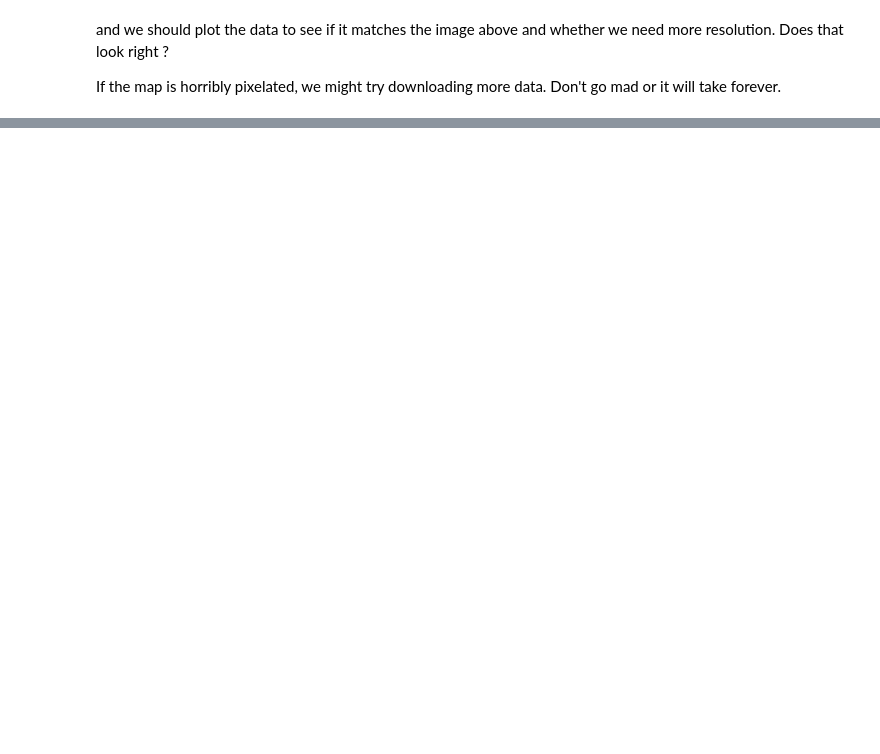
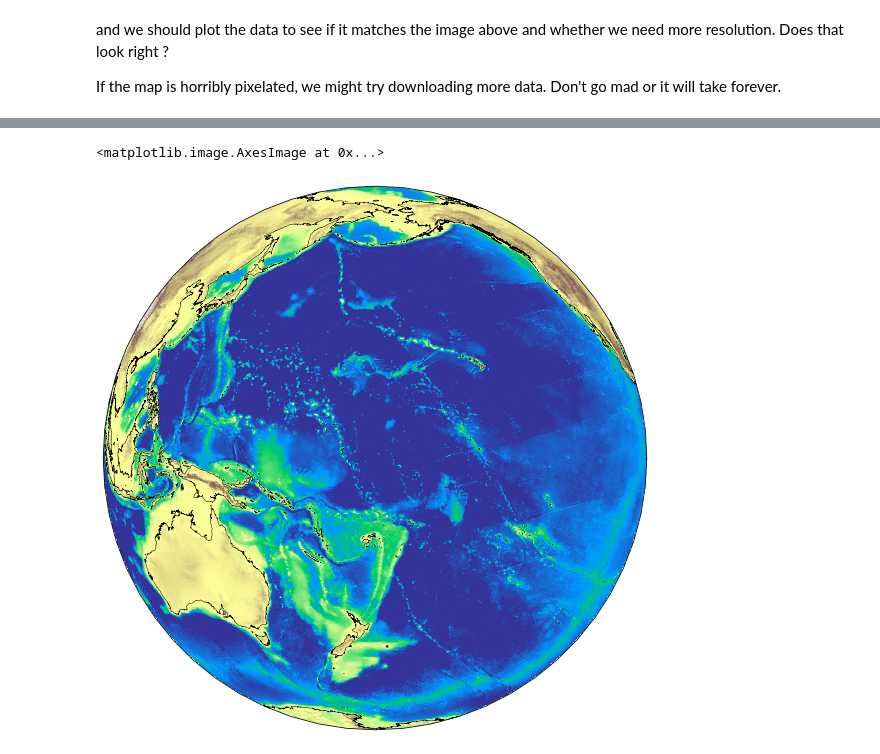
Before and after one commit to ANU-RSES-Education/EMSC-2022, a Jupyter notebook: Notebooks/LAB-convection/EMSC2022W11.ii.ipynb, the cells around one changed output, grey strips where cells are left out. Saved outputs shown, nothing was run; the diff lists cells and outputs as text; code cells hidden in the pictures; blank space fills up the shorter version.

```diff
--- a/Notebooks/LAB-convection/EMSC2022W11.ii.ipynb
+++ b/Notebooks/LAB-convection/EMSC2022W11.ii.ipynb
@@ -96,0 +102,36 @@ plt.imshow(height, extent=map_extent, transform=ccrs.PlateCarree(),
+# %%
+## Fix
+
+(left, bottom, right, top) = (-180, -90, 180, 90)
+map_extent = ( left, right, bottom, top)
+
+etopo_dataset = "http://thredds.socib.es/thredds/dodsC/ancillary_data/bathymetry/ETOPO1_Bed_g_gmt4.nc"
+etopo_data = xarray.open_dataset(etopo_dataset, engine="netcdf4")
+
+subs_data = etopo_data.sel(x=slice(left,right, 10), y=slice(bottom, top, 10))
+
+lons = subs_data.coords.get('x')
+lats = subs_data.coords.get('y')
+vals = subs_data['z']
+
+x,y = np.meshgrid(lons.data, lats.data)
+height = vals.data
+# %%
+import cartopy.crs as ccrs
+import cartopy.feature as cfeature
+
+coastline = cfeature.NaturalEarthFeature('physical', 'coastline', '10m',
+                           edgecolor=(1.0,0.8,0.0),
+                           facecolor="none")
+
+fig = plt.figure(figsize=(15, 10))
+ax = plt.subplot(111, projection=ccrs.Orthographic(central_longitude=180))
+# ax.set_extent(map_extent)
+
+ax.add_feature(coastline, edgecolor="black", linewidth=0.5, zorder=3)
+
+ax.imshow(height, extent=map_extent, transform=ccrs.PlateCarree(),
+           cmap='terrain', origin='lower', vmin=-5000., vmax=5000.)
+# %% [output]
+<matplotlib.image.AxesImage at 0x...>
+[figure, added]
```
Also changed, not shown: parts of 3 cells of this notebook, 16 other files.
